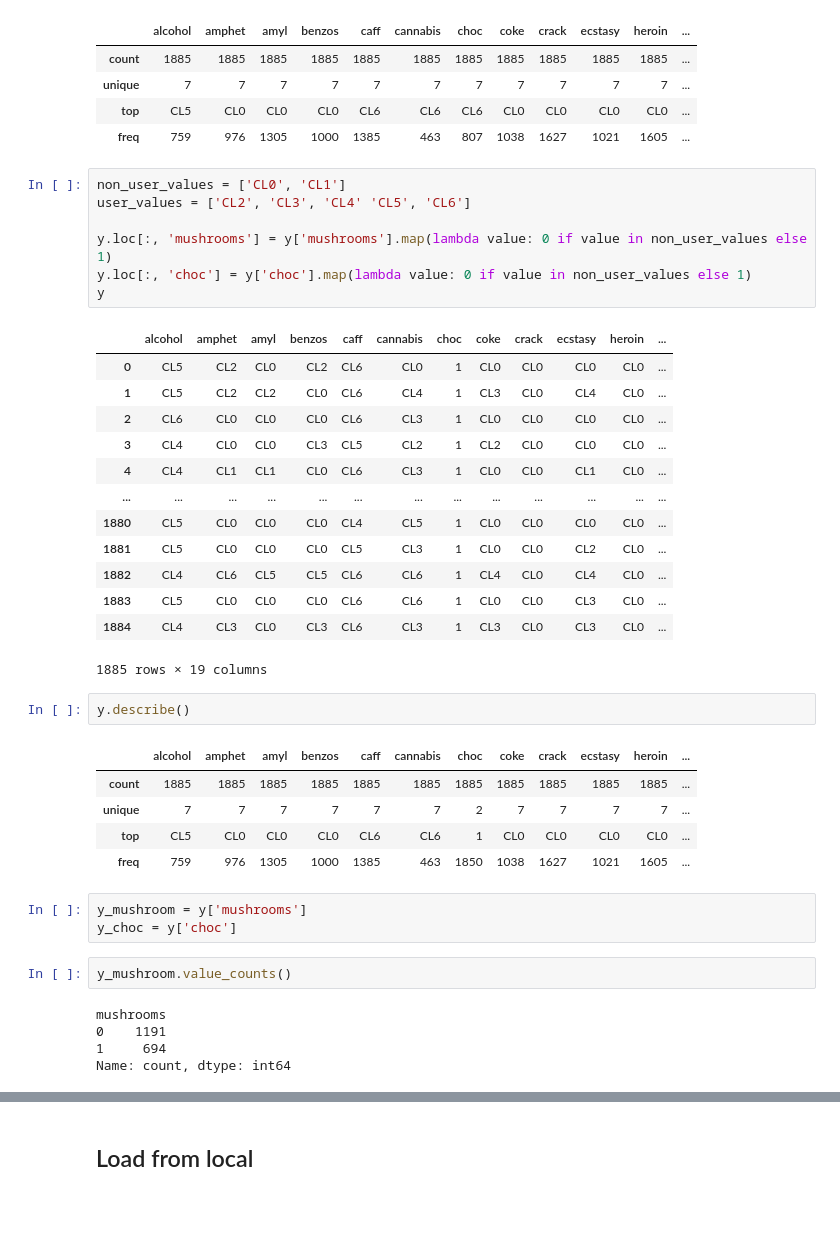
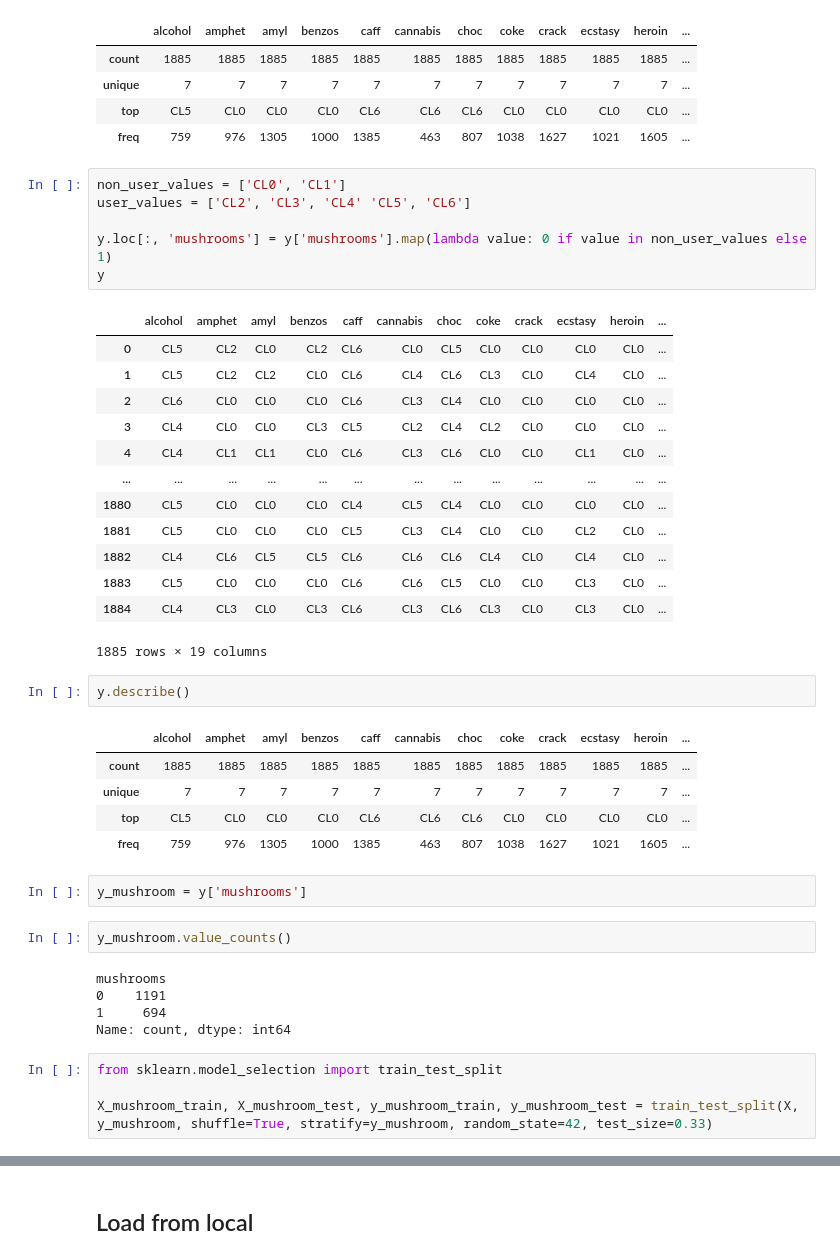
Before and after one commit to bianyuanop/CSI5155_2024F_Project, a Jupyter notebook: project.ipynb, the cells around one changed output, grey strips where cells are left out. Drawn from its saved outputs; the diff is of its cells as text; blank space fills up the shorter version.

```diff
--- a/project.ipynb
+++ b/project.ipynb
@@ -36,35 +36,33 @@ y.describe()
 # %%
 non_user_values = ['CL0', 'CL1']
 user_values = ['CL2', 'CL3', 'CL4' 'CL5', 'CL6']
 
 y.loc[:, 'mushrooms'] = y['mushrooms'].map(lambda value: 0 if value in non_user_values else 1)
-y.loc[:, 'choc'] = y['choc'].map(lambda value: 0 if value in non_user_values else 1)
 y
 # %% [output]
 |  | alcohol | amphet | amyl | benzos | caff | cannabis | choc | coke | crack | ecstasy | heroin | ... |
-| 0 | CL5 | CL2 | CL0 | CL2 | CL6 | CL0 | 1 | CL0 | CL0 | CL0 | CL0 | ... |
-| 1 | CL5 | CL2 | CL2 | CL0 | CL6 | CL4 | 1 | CL3 | CL0 | CL4 | CL0 | ... |
-| 2 | CL6 | CL0 | CL0 | CL0 | CL6 | CL3 | 1 | CL0 | CL0 | CL0 | CL0 | ... |
-| 3 | CL4 | CL0 | CL0 | CL3 | CL5 | CL2 | 1 | CL2 | CL0 | CL0 | CL0 | ... |
-| 4 | CL4 | CL1 | CL1 | CL0 | CL6 | CL3 | 1 | CL0 | CL0 | CL1 | CL0 | ... |
+| 0 | CL5 | CL2 | CL0 | CL2 | CL6 | CL0 | CL5 | CL0 | CL0 | CL0 | CL0 | ... |
+| 1 | CL5 | CL2 | CL2 | CL0 | CL6 | CL4 | CL6 | CL3 | CL0 | CL4 | CL0 | ... |
+| 2 | CL6 | CL0 | CL0 | CL0 | CL6 | CL3 | CL4 | CL0 | CL0 | CL0 | CL0 | ... |
+| 3 | CL4 | CL0 | CL0 | CL3 | CL5 | CL2 | CL4 | CL2 | CL0 | CL0 | CL0 | ... |
+| 4 | CL4 | CL1 | CL1 | CL0 | CL6 | CL3 | CL6 | CL0 | CL0 | CL1 | CL0 | ... |
 | ... | ... | ... | ... | ... | ... | ... | ... | ... | ... | ... | ... | ... |
-| 1880 | CL5 | CL0 | CL0 | CL0 | CL4 | CL5 | 1 | CL0 | CL0 | CL0 | CL0 | ... |
-| 1881 | CL5 | CL0 | CL0 | CL0 | CL5 | CL3 | 1 | CL0 | CL0 | CL2 | CL0 | ... |
-| 1882 | CL4 | CL6 | CL5 | CL5 | CL6 | CL6 | 1 | CL4 | CL0 | CL4 | CL0 | ... |
-| 1883 | CL5 | CL0 | CL0 | CL0 | CL6 | CL6 | 1 | CL0 | CL0 | CL3 | CL0 | ... |
-| 1884 | CL4 | CL3 | CL0 | CL3 | CL6 | CL3 | 1 | CL3 | CL0 | CL3 | CL0 | ... |
+| 1880 | CL5 | CL0 | CL0 | CL0 | CL4 | CL5 | CL4 | CL0 | CL0 | CL0 | CL0 | ... |
+| 1881 | CL5 | CL0 | CL0 | CL0 | CL5 | CL3 | CL4 | CL0 | CL0 | CL2 | CL0 | ... |
+| 1882 | CL4 | CL6 | CL5 | CL5 | CL6 | CL6 | CL6 | CL4 | CL0 | CL4 | CL0 | ... |
+| 1883 | CL5 | CL0 | CL0 | CL0 | CL6 | CL6 | CL5 | CL0 | CL0 | CL3 | CL0 | ... |
+| 1884 | CL4 | CL3 | CL0 | CL3 | CL6 | CL3 | CL6 | CL3 | CL0 | CL3 | CL0 | ... |
 1885 rows × 19 columns
 # %%
 y.describe()
 # %% [output]
 |  | alcohol | amphet | amyl | benzos | caff | cannabis | choc | coke | crack | ecstasy | heroin | ... |
 | count | 1885 | 1885 | 1885 | 1885 | 1885 | 1885 | 1885 | 1885 | 1885 | 1885 | 1885 | ... |
-| unique | 7 | 7 | 7 | 7 | 7 | 7 | 2 | 7 | 7 | 7 | 7 | ... |
-| top | CL5 | CL0 | CL0 | CL0 | CL6 | CL6 | 1 | CL0 | CL0 | CL0 | CL0 | ... |
-| freq | 759 | 976 | 1305 | 1000 | 1385 | 463 | 1850 | 1038 | 1627 | 1021 | 1605 | ... |
+| unique | 7 | 7 | 7 | 7 | 7 | 7 | 7 | 7 | 7 | 7 | 7 | ... |
+| top | CL5 | CL0 | CL0 | CL0 | CL6 | CL6 | CL6 | CL0 | CL0 | CL0 | CL0 | ... |
+| freq | 759 | 976 | 1305 | 1000 | 1385 | 463 | 807 | 1038 | 1627 | 1021 | 1605 | ... |
 # %%
 y_mushroom = y['mushrooms']
-y_choc = y['choc']
 # %%
 y_mushroom.value_counts()
 # %% [output]
@@ -72,4 +70,8 @@ mushrooms
 0    1191
 1     694
 Name: count, dtype: int64
+# %%
+from sklearn.model_selection import train_test_split
+
+X_mushroom_train, X_mushroom_test, y_mushroom_train, y_mushroom_test = train_test_split(X, y_mushroom, shuffle=True, stratify=y_mushroom, random_state=42, test_size=0.33)
 # %%
```
Also changed, not shown: parts of 15 cells of this notebook, 4 other files.
